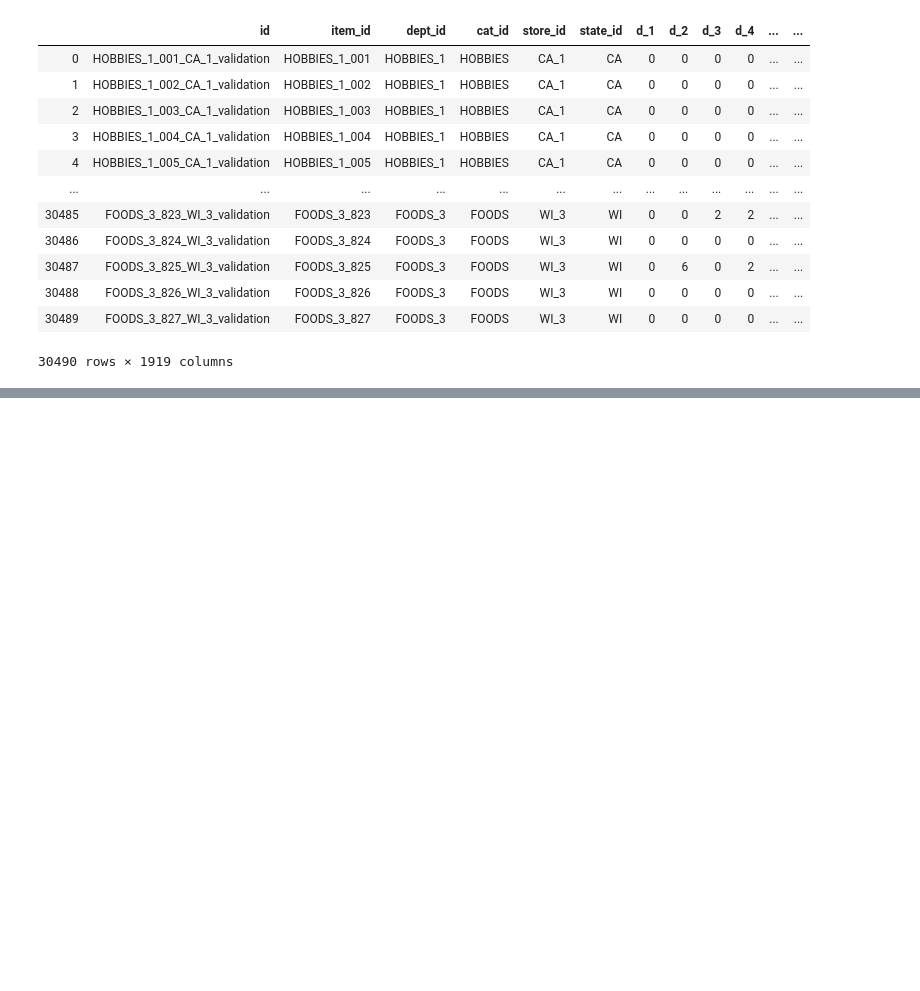
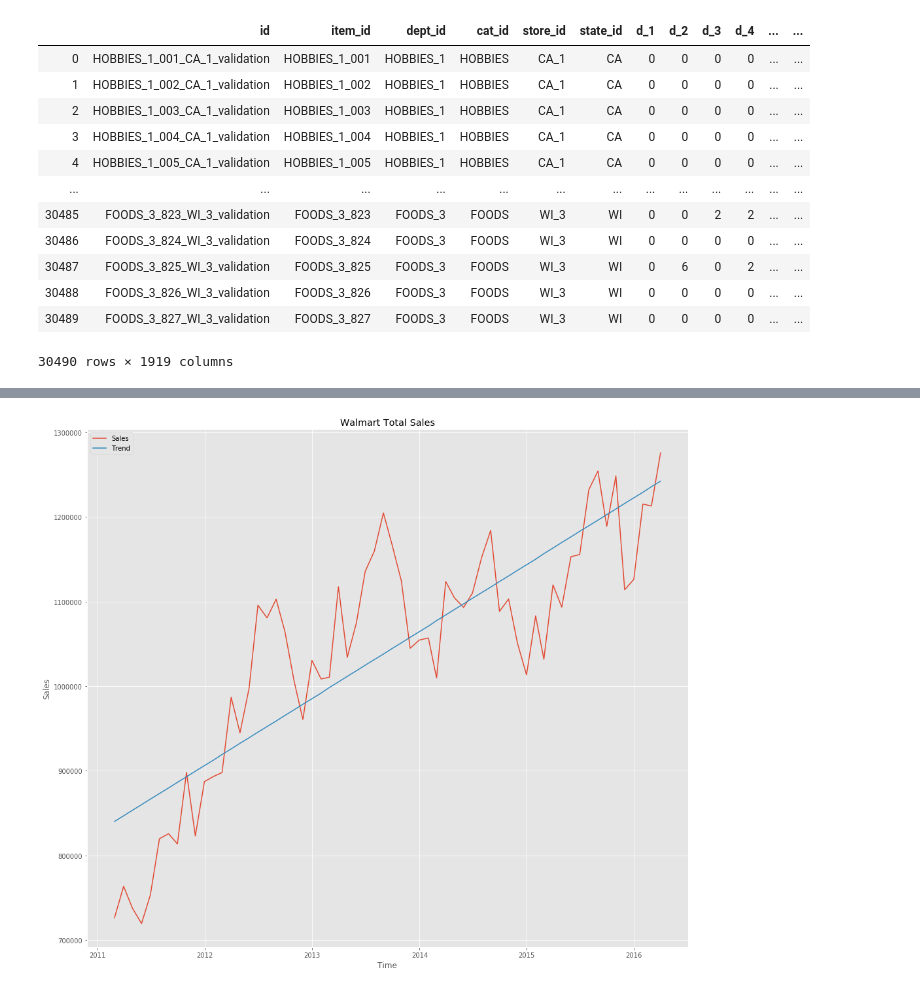
Before and after one commit to alecjonas/Forecasting_Walmart_Sales, a Jupyter notebook: notebooks/forecasting2.ipynb, the cells around one changed output, grey strips where cells are left out. Cells and saved outputs as stored; diff of their text form; code cells hidden in the pictures; blank space fills up the shorter version.

```diff
--- a/notebooks/forecasting2.ipynb
+++ b/notebooks/forecasting2.ipynb
@@ -974,0 +1005,5 @@ sales_train
+# %%
+a.linear_trend()
+plt.savefig('../images/big_all_lin_trend')
+# %% [output]
+[figure, added]
```
Also changed, not shown: parts of 7 cells of this notebook, 19 other files.
